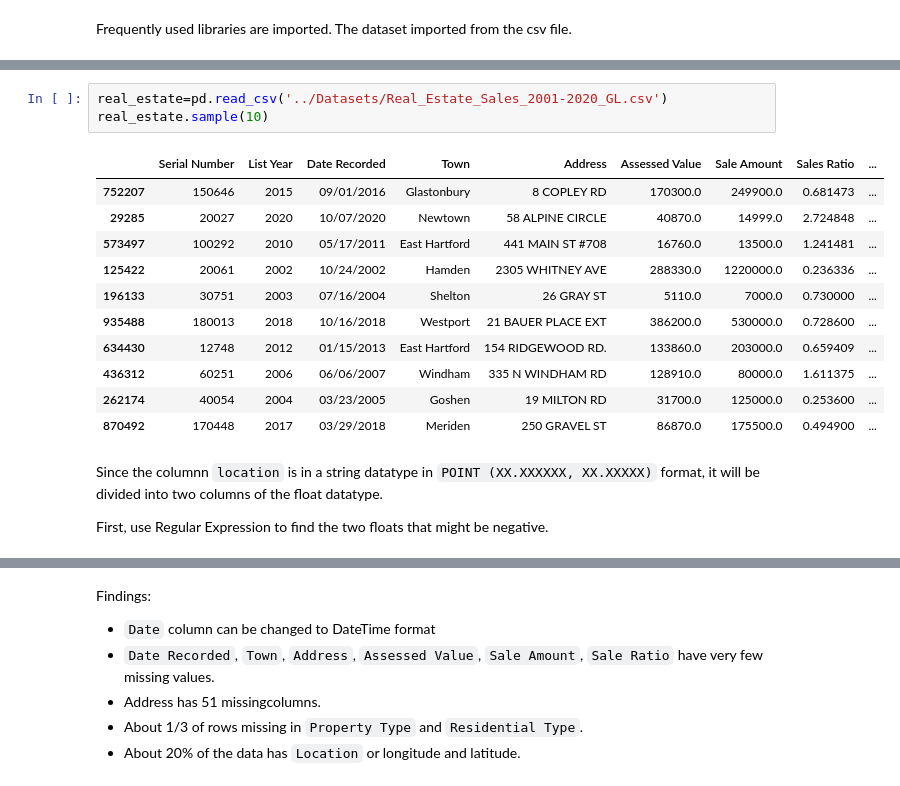
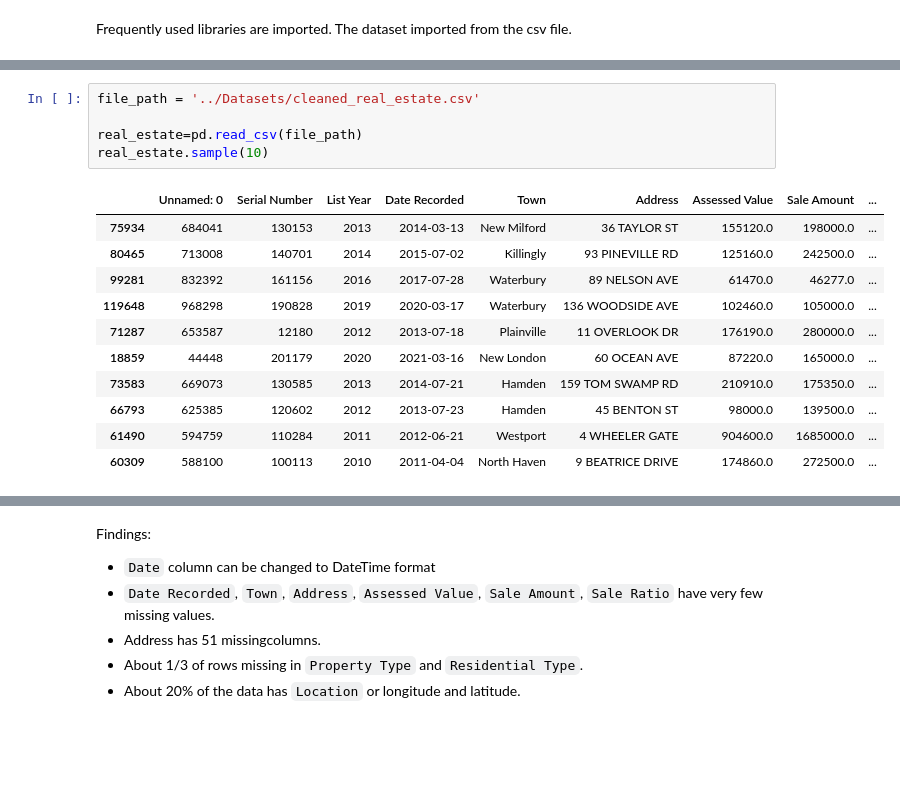
Before and after one commit to haesun-jung/capstone, a Jupyter notebook: Models/Modelling.ipynb, the cells around one changed output, grey strips where cells are left out. Saved outputs shown, nothing was run; the diff lists cells and outputs as text; blank space fills up the shorter version.

```diff
--- a/Models/Modelling.ipynb
+++ b/Models/Modelling.ipynb
@@ -34,19 +67,17 @@ import re
 # %%
-real_estate=pd.read_csv('../Datasets/Real_Estate_Sales_2001-2020_GL.csv')
+file_path = '../Datasets/cleaned_real_estate.csv'
+
+real_estate=pd.read_csv(file_path)
 real_estate.sample(10)
 # %% [output]
-|  | Serial Number | List Year | Date Recorded | Town | Address | Assessed Value | Sale Amount | Sales Ratio | ... |
-| 752207 | 150646 | 2015 | 09/01/2016 | Glastonbury | 8 COPLEY RD | 170300.0 | 249900.0 | 0.681473 | ... |
-| 29285 | 20027 | 2020 | 10/07/2020 | Newtown | 58 ALPINE CIRCLE | 40870.0 | 14999.0 | 2.724848 | ... |
-| 573497 | 100292 | 2010 | 05/17/2011 | East Hartford | 441 MAIN ST #708 | 16760.0 | 13500.0 | 1.241481 | ... |
-| 125422 | 20061 | 2002 | 10/24/2002 | Hamden | 2305 WHITNEY AVE | 288330.0 | 1220000.0 | 0.236336 | ... |
-| 196133 | 30751 | 2003 | 07/16/2004 | Shelton | 26 GRAY ST | 5110.0 | 7000.0 | 0.730000 | ... |
-| 935488 | 180013 | 2018 | 10/16/2018 | Westport | 21 BAUER PLACE EXT | 386200.0 | 530000.0 | 0.728600 | ... |
-| 634430 | 12748 | 2012 | 01/15/2013 | East Hartford | 154 RIDGEWOOD RD. | 133860.0 | 203000.0 | 0.659409 | ... |
-| 436312 | 60251 | 2006 | 06/06/2007 | Windham | 335 N WINDHAM RD | 128910.0 | 80000.0 | 1.611375 | ... |
-| 262174 | 40054 | 2004 | 03/23/2005 | Goshen | 19 MILTON RD | 31700.0 | 125000.0 | 0.253600 | ... |
-| 870492 | 170448 | 2017 | 03/29/2018 | Meriden | 250 GRAVEL ST | 86870.0 | 175500.0 | 0.494900 | ... |
+|  | Unnamed: 0 | Serial Number | List Year | Date Recorded | Town | Address | Assessed Value | Sale Amount | ... |
+| 75934 | 684041 | 130153 | 2013 | 2014-03-13 | New Milford | 36 TAYLOR ST | 155120.0 | 198000.0 | ... |
+| 80465 | 713008 | 140701 | 2014 | 2015-07-02 | Killingly | 93 PINEVILLE RD | 125160.0 | 242500.0 | ... |
+| 99281 | 832392 | 161156 | 2016 | 2017-07-28 | Waterbury | 89 NELSON AVE | 61470.0 | 46277.0 | ... |
+| 119648 | 968298 | 190828 | 2019 | 2020-03-17 | Waterbury | 136 WOODSIDE AVE | 102460.0 | 105000.0 | ... |
+| 71287 | 653587 | 12180 | 2012 | 2013-07-18 | Plainville | 11 OVERLOOK DR | 176190.0 | 280000.0 | ... |
+| 18859 | 44448 | 201179 | 2020 | 2021-03-16 | New London | 60 OCEAN AVE | 87220.0 | 165000.0 | ... |
+| 73583 | 669073 | 130585 | 2013 | 2014-07-21 | Hamden | 159 TOM SWAMP RD | 210910.0 | 175350.0 | ... |
+| 66793 | 625385 | 120602 | 2012 | 2013-07-23 | Hamden | 45 BENTON ST | 98000.0 | 139500.0 | ... |
+| 61490 | 594759 | 110284 | 2011 | 2012-06-21 | Westport | 4 WHEELER GATE | 904600.0 | 1685000.0 | ... |
+| 60309 | 588100 | 100113 | 2010 | 2011-04-04 | North Haven | 9 BEATRICE DRIVE | 174860.0 | 272500.0 | ... |
-# %% [markdown]
-Since the columnn `location` is in a string datatype in `POINT (XX.XXXXXX, XX.XXXXX)` format, it will be divided into two columns of the float datatype.
-
-First, use Regular Expression to find the two floats that might be negative.
```
Also changed, not shown: parts of 63 cells of this notebook, 12 other files.
